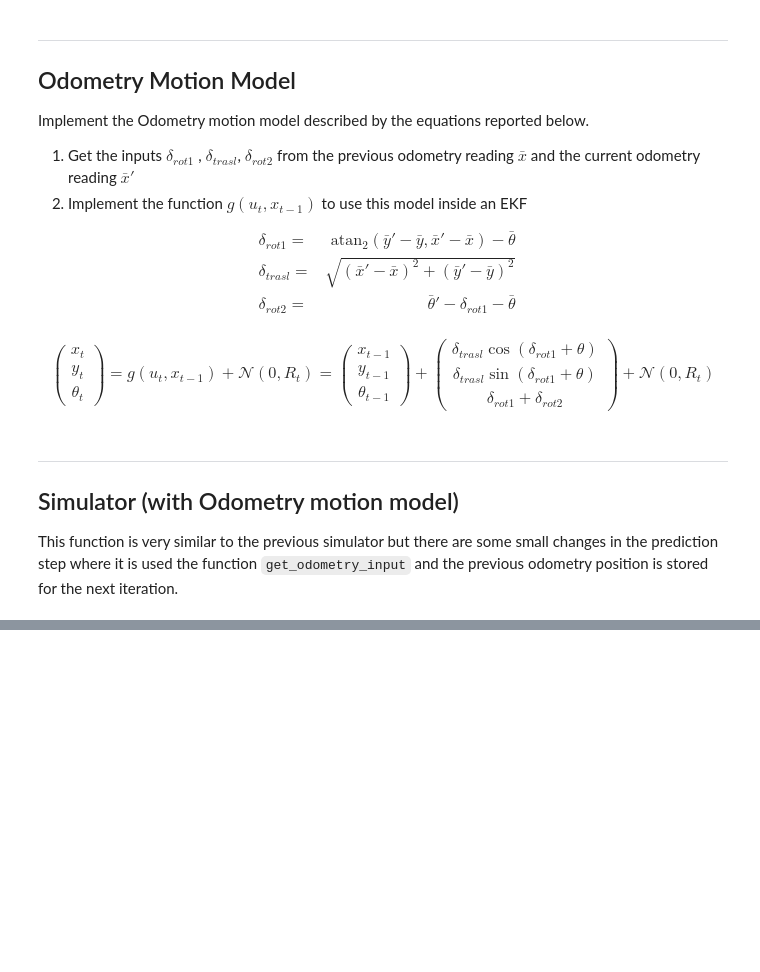
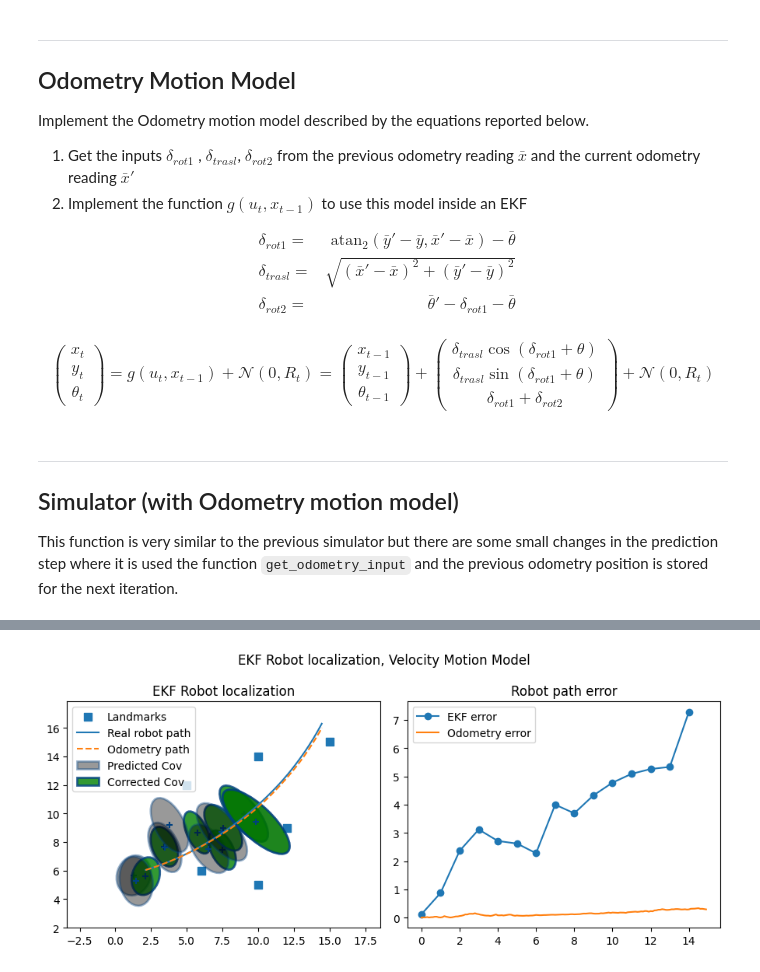
Before and after one commit to KristofferMoevik/SESARS_Lab4, a Jupyter notebook: ekf_students.ipynb, the cells around one changed output, grey strips where cells are left out. Cells and saved outputs as stored; diff of their text form; code cells hidden in the pictures; blank space fills up the shorter version.

Commit message:
odom sim works

```diff
--- a/ekf_students.ipynb
+++ b/ekf_students.ipynb
@@ -673,7 +672,7 @@ def run_localization_odom(
         # to simulate the error in the odometry reading, we take another Gaussian sample of the velocity command
         noisy_vel = cmd_vel + np.array([[std_lin_vel, std_ang_vel]]).T * sim_noise_generator.normal(size=(2, 1))
         odom_pos = eval_gux(*odom_pos[:,0], *noisy_vel[:,0], sim_step_s)
-        track_odom.append(odom_pos[:,0])
+        track_odom.append(odom_pos)
 
         if i % ekf_step == 0 and i != 0:  # only update ekf at dt intervals
             # run the prediction step of the EKF
@@ -755,34 +754,36 @@ The expected output should be similar to the plot reported below, results may va
 # set the seed to get the same results every time
 np.random.seed(seed)
 
-std_rot1 = 0.1
-std_trasl = 0.5
-std_rot2 = 0.1
+std_rot1 = np.deg2rad(1.0)
+std_trasl = 0.1
+std_rot2 = np.deg2rad(1.0)
 
 # Initialize the EKF
 ekf = RobotEKF(
     dim_x=3,
     dim_z=2,
     dim_u=3,
     eval_gux=eval_gux_odom,
     eval_Gt=eval_Gt_odom,
     eval_Vt=eval_Vt_odom,
     eval_hx=eval_hx,
     eval_Ht=eval_Ht,
 )
 ekf.mu = np.array([[2, 6, 0.3]]).T  # x, y, theta
 ekf.Sigma = np.diag([0.1, 0.1, 0.1])
 ekf.Mt = np.diag([std_rot1**2, std_trasl**2, std_rot2**2])
 ekf.Qt = np.diag([std_range**2, std_bearing**2])
 
 run_localization_odom(
     ekf,
     ekf_dt=ekf_dt,
     landmarks=landmarks,
     std_lin_vel=std_lin_vel,
     std_ang_vel=std_ang_vel,
     std_range=std_range,
     std_bearing=std_bearing,
     ellipse_step_s=2.0,
     sim_length_s=sim_length_s,
 )
+# %% [output]
+[figure, added]
```
Also changed, not shown: parts of 1 cell of this notebook.
